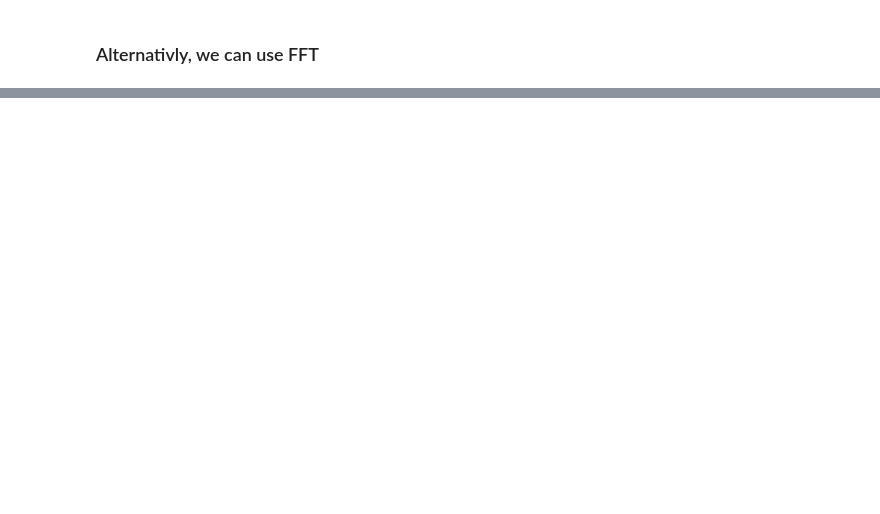
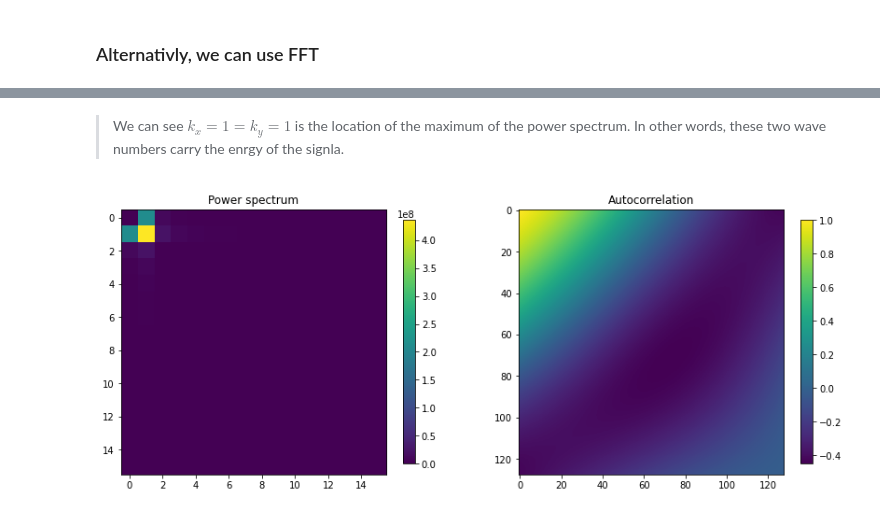
Before and after one commit to rpazuki/Turing_playground, a Jupyter notebook: Fourier Transform and Autocorrelational.ipynb, the cells around one changed output, grey strips where cells are left out. Drawn from its saved outputs; the diff is of its cells as text; code cells hidden in the pictures; blank space fills up the shorter version.

```diff
--- a/Fourier Transform and Autocorrelational.ipynb
+++ b/Fourier Transform and Autocorrelational.ipynb
@@ -311,0 +336,35 @@ plt.show()
+# %%
+centered_z = z - np.mean(z)
+# Find Fourier transform
+F_f = fft2(centered_z)
+# Find the power spectrum density
+S_f = F_f*np.conjugate(F_f)
+# Find the autocovariance by inverse Fourier transform
+R_t = ifft2(S_f)
+# select up to maximum lag, and then scales the value by signal size
+R_t = R_t[:samples//2, :samples//2].real/(samples)
+# To make the Autocovariance to auto correlation, we need to divide
+# all the values by the variance. The variance of the signal is
+# in R_t[0, 0]
+R_corr_t = R_t/R_t[0,0]
+# %% [markdown]
+> We can see $k_x = 1 = k_y = 1$ is the location of the maximum of the power spectrum. In other words, these two wave numbers carry the enrgy of the signla.
+# %%
+from mpl_toolkits import mplot3d
+
+
+_ = plt.figure(figsize=(14,6))
+plt.subplot(1,2,1)
+plt.title("Power spectrum")
+plt.imshow(np.abs(S_f)[:L//8, :L//8])
+plt.colorbar(shrink=.8)
+
+
+plt.subplot(1,2,2)
+plt.title("Autocorrelation")
+plt.imshow(R_corr_t)
+plt.colorbar(shrink=.8)
+
+plt.show()
+# %% [output]
+[figure, added]
```
Also changed, not shown: parts of 17 cells of this notebook.
